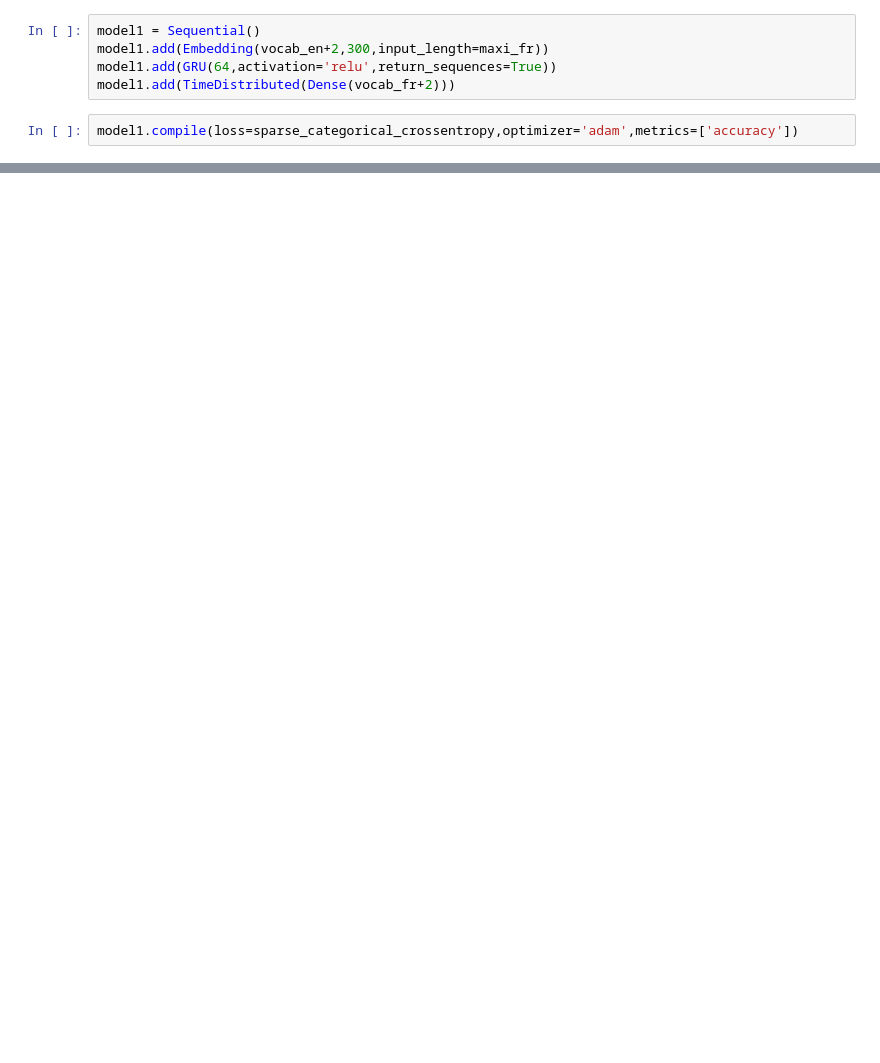
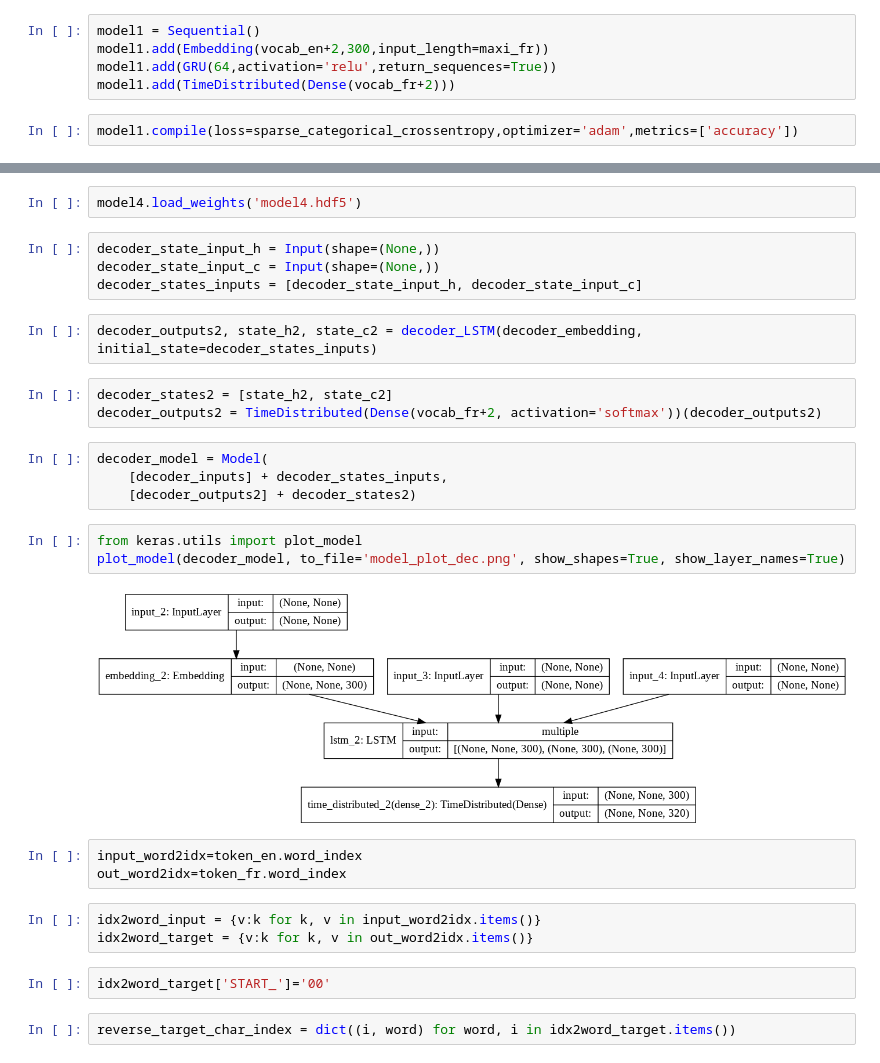
Before and after one commit to msaad1311/Machine-Translation-English-to-French, a Jupyter notebook: Machine_Translation.ipynb, the cells around one changed output, grey strips where cells are left out. Cells and saved outputs as stored; diff of their text form; blank space fills up the shorter version.

```diff
--- a/Machine_Translation.ipynb
+++ b/Machine_Translation.ipynb
@@ -285,0 +368,30 @@ plt.show()
+# %%
+model4.load_weights('model4.hdf5')
+# %%
+decoder_state_input_h = Input(shape=(None,))
+decoder_state_input_c = Input(shape=(None,))
+decoder_states_inputs = [decoder_state_input_h, decoder_state_input_c]
+# %%
+decoder_outputs2, state_h2, state_c2 = decoder_LSTM(decoder_embedding, initial_state=decoder_states_inputs)
+# %%
+decoder_states2 = [state_h2, state_c2]
+decoder_outputs2 = TimeDistributed(Dense(vocab_fr+2, activation='softmax'))(decoder_outputs2)
+# %%
+decoder_model = Model(
+    [decoder_inputs] + decoder_states_inputs,
+    [decoder_outputs2] + decoder_states2)
+# %%
+from keras.utils import plot_model
+plot_model(decoder_model, to_file='model_plot_dec.png', show_shapes=True, show_layer_names=True)
+# %% [output]
+[figure, added]
+# %%
+input_word2idx=token_en.word_index
+out_word2idx=token_fr.word_index
+# %%
+idx2word_input = {v:k for k, v in input_word2idx.items()}
+idx2word_target = {v:k for k, v in out_word2idx.items()}
+# %%
+idx2word_target['START_']='00'
+# %%
+reverse_target_char_index = dict((i, word) for word, i in idx2word_target.items())
```
Also changed, not shown: parts of 66 cells of this notebook.
